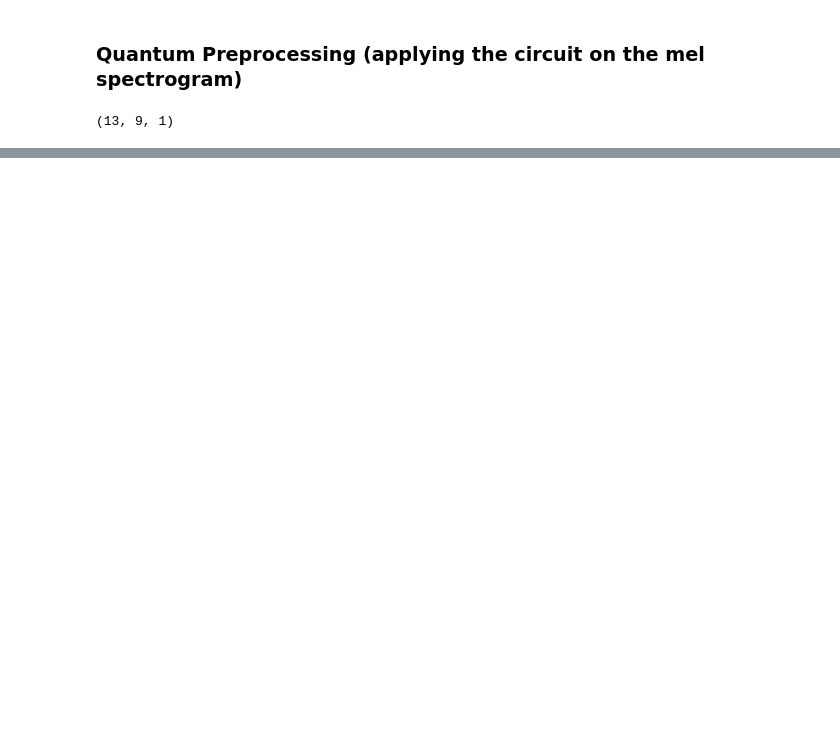
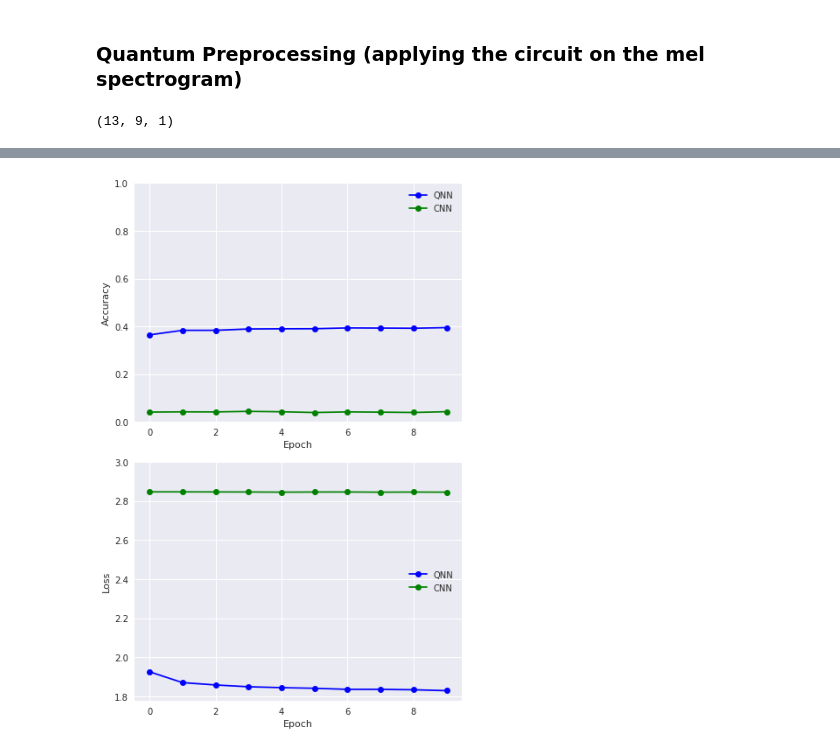
Before and after one commit to heba0/Sound-Classification-using-Quanvolutional-Neural-Networks, a Jupyter notebook: Model.ipynb, the cells around one changed output, grey strips where cells are left out. Drawn from its saved outputs; the diff is of its cells as text; code cells hidden in the pictures; blank space fills up the shorter version.

Commit message:
shows QNN vs CNN (training loss and training accuracy)

```diff
--- a/Model.ipynb
+++ b/Model.ipynb
@@ -142,6 +142,6 @@ input_shape=(X.shape[1],X.shape[2],1)
 model = get_conv_model()
 class_weight = compute_class_weight('balanced',np.unique(y_flat),y_flat)
 class_weight = {i : class_weight[i] for i in range((NCLASS))}
-model.fit(X,y,epochs =10,batch_size=5,shuffle=True,class_weight = class_weight)
+c_history = model.fit(X,y,epochs =10,batch_size=5,shuffle=True,class_weight = class_weight)
 # %% [output]
 Epoch 1/10
@@ -228,7 +227,7 @@ def quanv(image):
             )
             # Assign expectation values to different channels of the output pixel (j/2, k/2)
             for c in range(4):
-                print(j//2, k//2, c)
+#                 print(j//2, k//2, c)
                 out[j // 2, k // 2, c] = q_results[c]
     return out
 
@@ -241,9 +240,5 @@ if PREPROCESS == True:
         q_train_images.append(quanv(img))
     q_train_images = np.asarray(q_train_images)
 
-#     q_test_images = []
-#     print("\nQuantum pre-processing of test images:")
-#     for idx, img in enumerate(test_images):
-#         print("{}/{}        ".format(idx + 1, n_test), end="\r")
-#         q_test_images.append(quanv(img))
-#     q_test_images = np.asarray(q_test_images)
+    # Save pre-processed images
+    np.save(SAVE_PATH + "q_train_images.npy", q_train_images)
@@ -250,6 +256,6 @@ if PREPROCESS == True:
 # %%
 ### Run Quanvolutional Neural Network model
-q_model = MyModel()
+q_model =Model()
 
 q_history = q_model.fit(
     q_train_images,
@@ -258,5 +264,5 @@ q_history = q_model.fit(
     epochs=10,
     shuffle=True,
     class_weight = class_weight
-    verbose=2,
+
 )
@@ -262,0 +290,22 @@ q_history = q_model.fit(
+# %%
+plt.style.use("seaborn")
+fig, (ax1, ax2) = plt.subplots(2, 1, figsize=(6, 9))
+
+ax1.plot(q_history.history["accuracy"], "-ob", label="QNN")
+ax1.plot(c_history.history["accuracy"], "-og", label="CNN")
+ax1.set_ylabel("Accuracy")
+ax1.set_ylim([0, 1])
+ax1.set_xlabel("Epoch")
+ax1.legend()
+
+ax2.plot(q_history.history["loss"], "-ob", label="QNN")
+ax2.plot(c_history.history["loss"], "-og", label="CNN")
+ax2.set_ylabel("Loss")
+ax2.set_ylim(top=3)
+ax2.set_xlabel("Epoch")
+ax2.legend()
+
+plt.tight_layout()
+plt.show()
+# %% [output]
+[figure, added]
```
Also changed, not shown: parts of 4 cells of this notebook.
